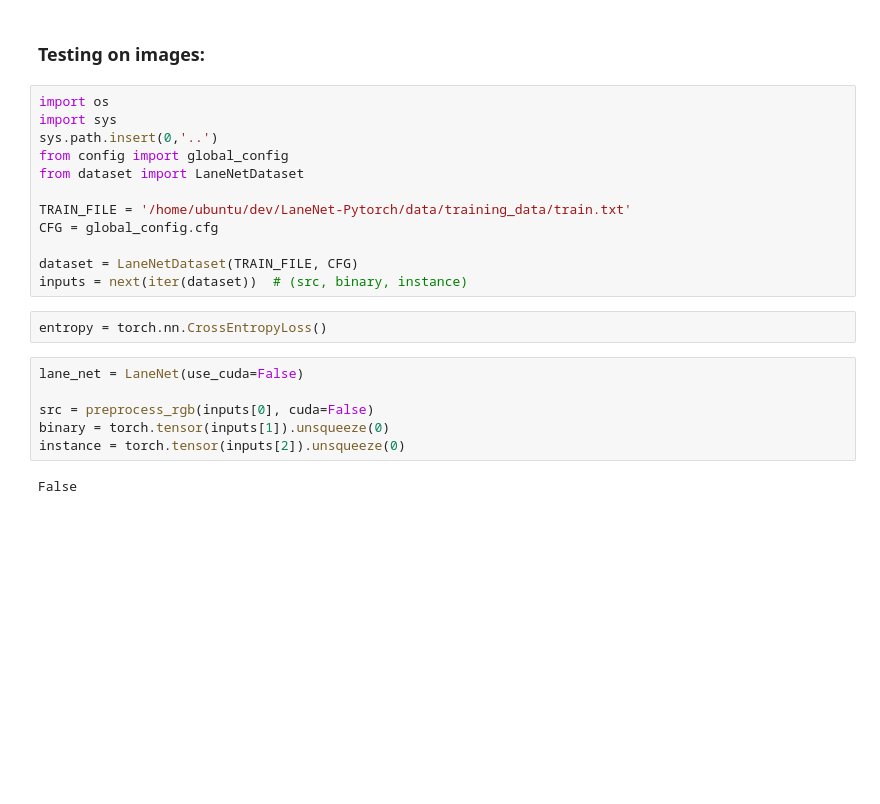
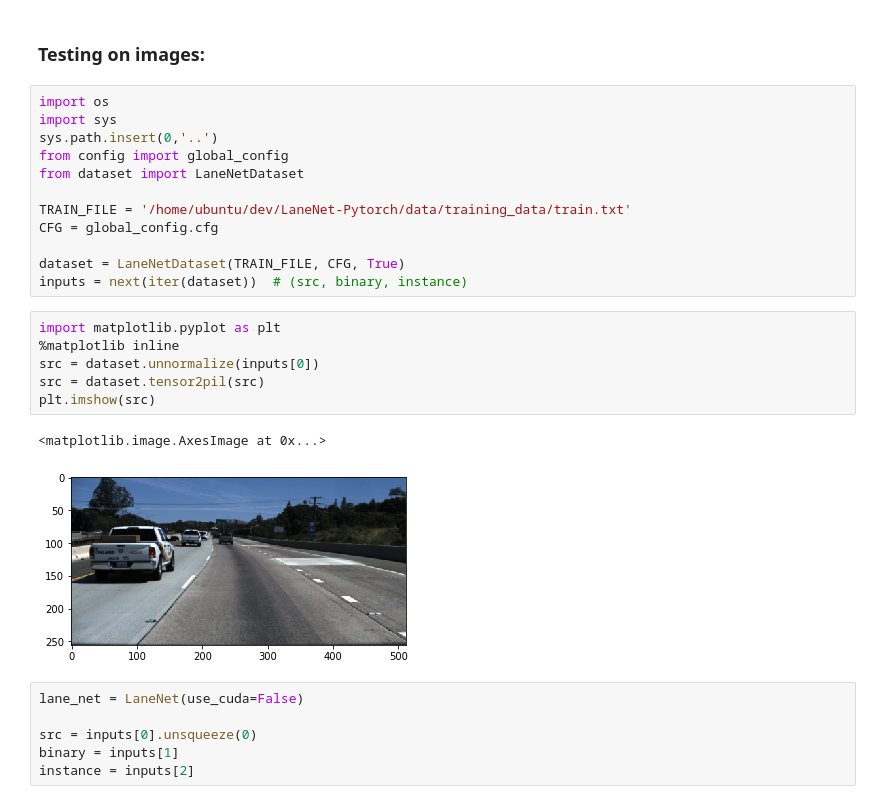
Before and after one commit to haruishi43/LaneNet-Pytorch, a Jupyter notebook: notebook/lanenet.ipynb, the cells around one changed output. Cells and saved outputs as stored; diff of their text form; blank space fills up the shorter version.

```diff
--- a/notebook/lanenet.ipynb
+++ b/notebook/lanenet.ipynb
@@ -233,16 +224,21 @@ from dataset import LaneNetDataset
 TRAIN_FILE = '/home/ubuntu/dev/LaneNet-Pytorch/data/training_data/train.txt'
 CFG = global_config.cfg
 
-dataset = LaneNetDataset(TRAIN_FILE, CFG)
+dataset = LaneNetDataset(TRAIN_FILE, CFG, True)
 inputs = next(iter(dataset))  # (src, binary, instance)
-# %%
-entropy = torch.nn.CrossEntropyLoss()
+# %%
+import matplotlib.pyplot as plt
+%matplotlib inline
+src = dataset.unnormalize(inputs[0])
+src = dataset.tensor2pil(src)
+plt.imshow(src)
+# %% [output]
+<matplotlib.image.AxesImage at 0x...>
+[figure, added]
 # %%
 lane_net = LaneNet(use_cuda=False)
 
-src = preprocess_rgb(inputs[0], cuda=False)
-binary = torch.tensor(inputs[1]).unsqueeze(0)
-instance = torch.tensor(inputs[2]).unsqueeze(0)
+src = inputs[0].unsqueeze(0)
+binary = inputs[1]
+instance = inputs[2]
-# %% [output]
-False
 # %%
```
Also changed, not shown: parts of 5 cells of this notebook, 12 other files.
